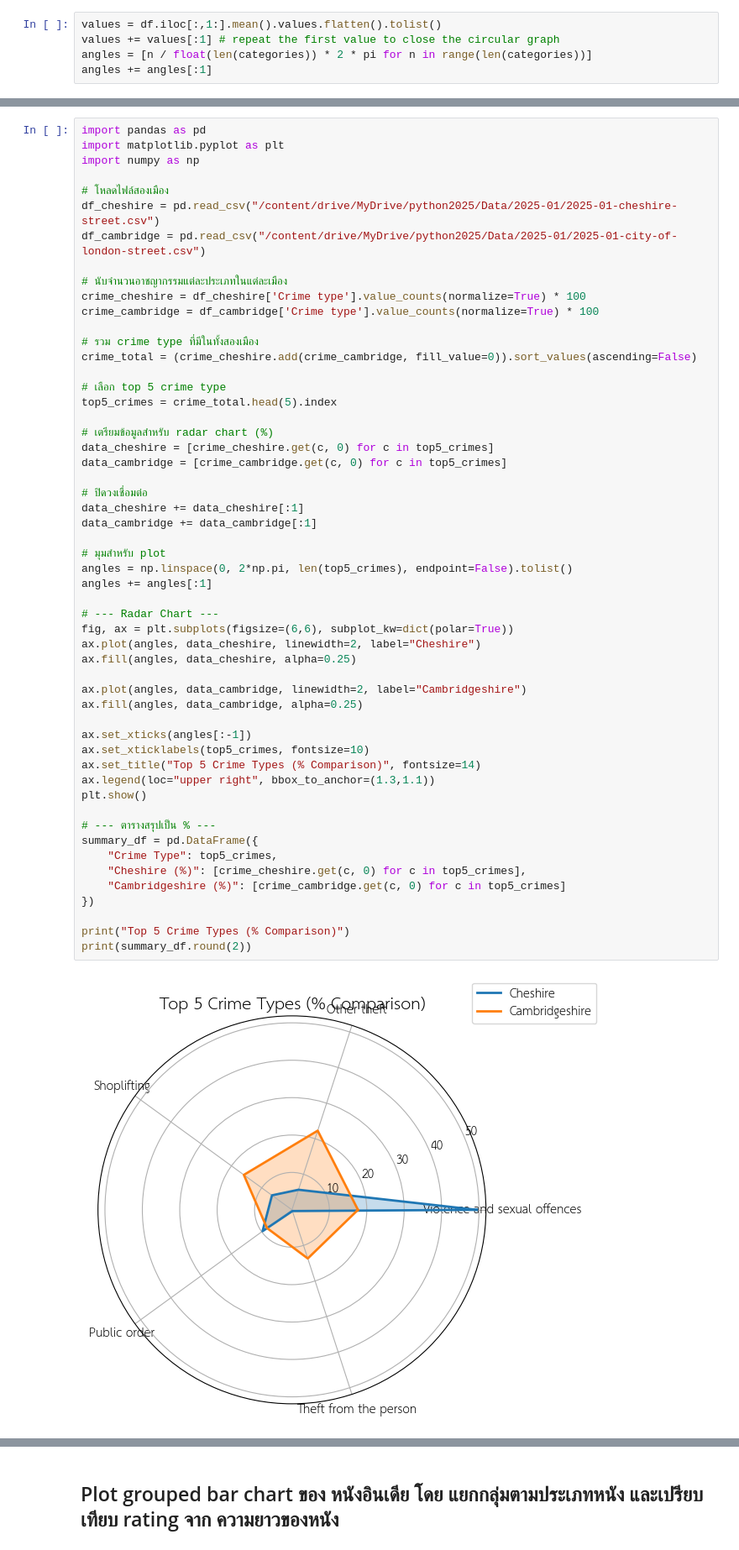
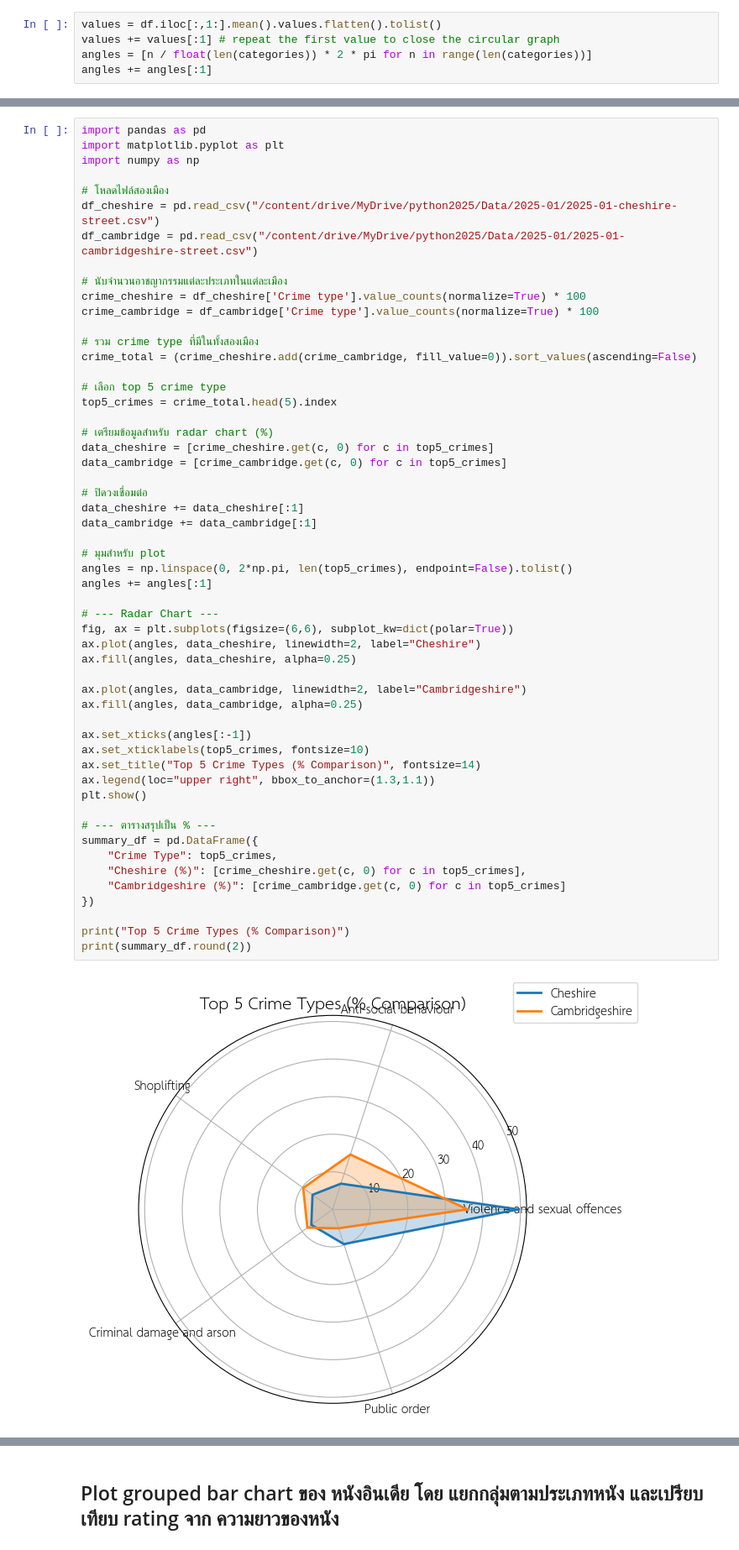
Before and after one commit to woranut11/dataviz2025, a Jupyter notebook: สำเนาของ_Visualize_Data_Comparison_2025.ipynb, the cells around one changed output, grey strips where cells are left out. Shown at 84% size. Cells and saved outputs as stored; diff of their text form.

```diff
--- a/สำเนาของ_Visualize_Data_Comparison_2025.ipynb
+++ b/สำเนาของ_Visualize_Data_Comparison_2025.ipynb
@@ -671,7 +661,7 @@ import numpy as np
 
 # โหลดไฟล์สองเมือง
 df_cheshire = pd.read_csv("/content/drive/MyDrive/python2025/Data/2025-01/2025-01-cheshire-street.csv")
-df_cambridge = pd.read_csv("/content/drive/MyDrive/python2025/Data/2025-01/2025-01-city-of-london-street.csv")
+df_cambridge = pd.read_csv("/content/drive/MyDrive/python2025/Data/2025-01/2025-01-cambridgeshire-street.csv")
 
 # นับจำนวนอาชญากรรมแต่ละประเภทในแต่ละเมือง
 crime_cheshire = df_cheshire['Crime type'].value_counts(normalize=True) * 100
@@ -692,33 +682,33 @@ data_cheshire += data_cheshire[:1]
 data_cambridge += data_cambridge[:1]
 
 # มุมสำหรับ plot
 angles = np.linspace(0, 2*np.pi, len(top5_crimes), endpoint=False).tolist()
 angles += angles[:1]
 
 # --- Radar Chart ---
 fig, ax = plt.subplots(figsize=(6,6), subplot_kw=dict(polar=True))
 ax.plot(angles, data_cheshire, linewidth=2, label="Cheshire")
 ax.fill(angles, data_cheshire, alpha=0.25)
 
 ax.plot(angles, data_cambridge, linewidth=2, label="Cambridgeshire")
 ax.fill(angles, data_cambridge, alpha=0.25)
 
 ax.set_xticks(angles[:-1])
 ax.set_xticklabels(top5_crimes, fontsize=10)
 ax.set_title("Top 5 Crime Types (% Comparison)", fontsize=14)
 ax.legend(loc="upper right", bbox_to_anchor=(1.3,1.1))
 plt.show()
 
 # --- ตารางสรุปเป็น % ---
 summary_df = pd.DataFrame({
     "Crime Type": top5_crimes,
     "Cheshire (%)": [crime_cheshire.get(c, 0) for c in top5_crimes],
     "Cambridgeshire (%)": [crime_cambridge.get(c, 0) for c in top5_crimes]
 })
 
 print("Top 5 Crime Types (% Comparison)")
 print(summary_df.round(2))
 # %% [output]
-[figure, old version]
+[figure, new version]
 Top 5 Crime Types (% Comparison)
                      Crime Type  Cheshire (%)  Cambridgeshire (%)
```
Also changed, not shown: parts of 2 cells of this notebook.
